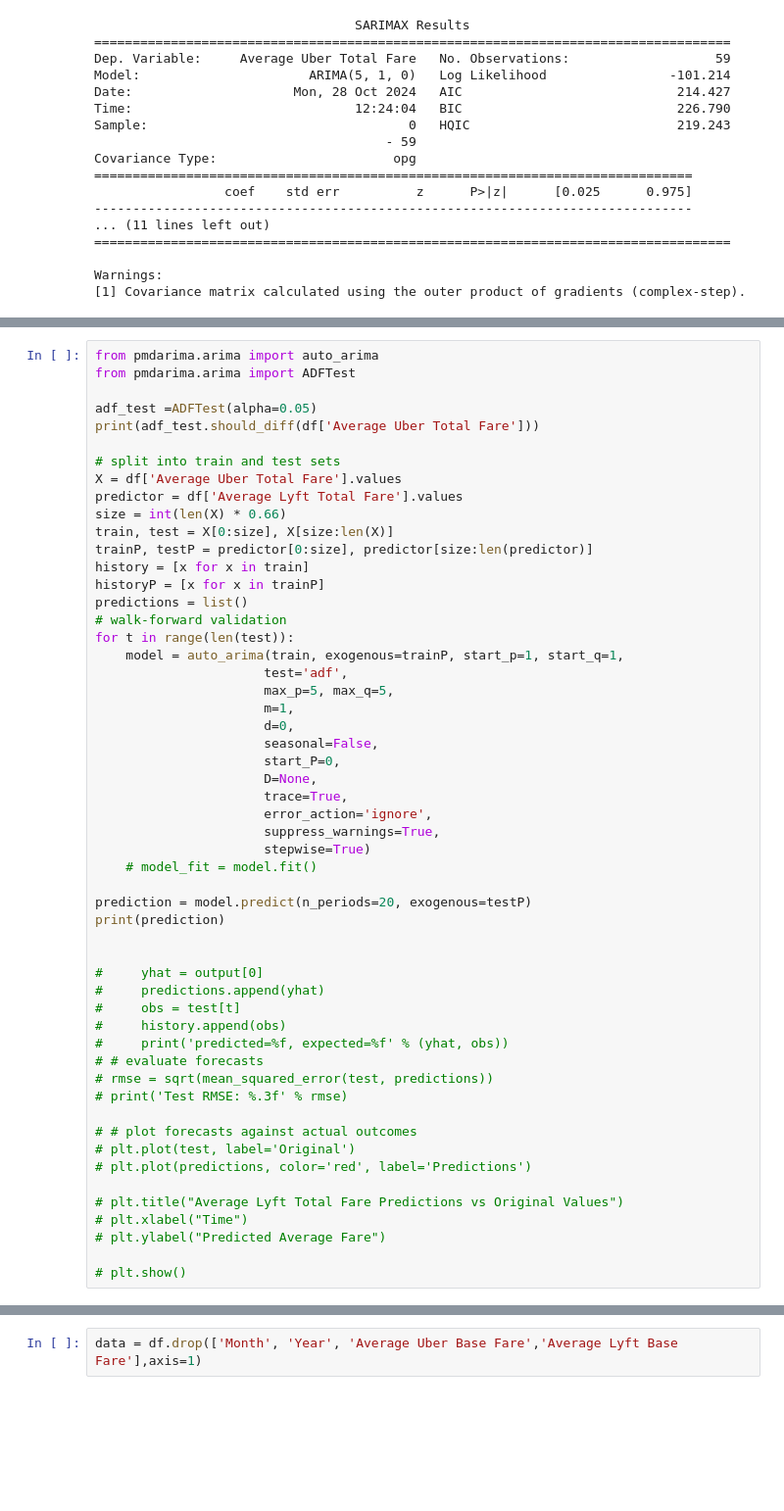
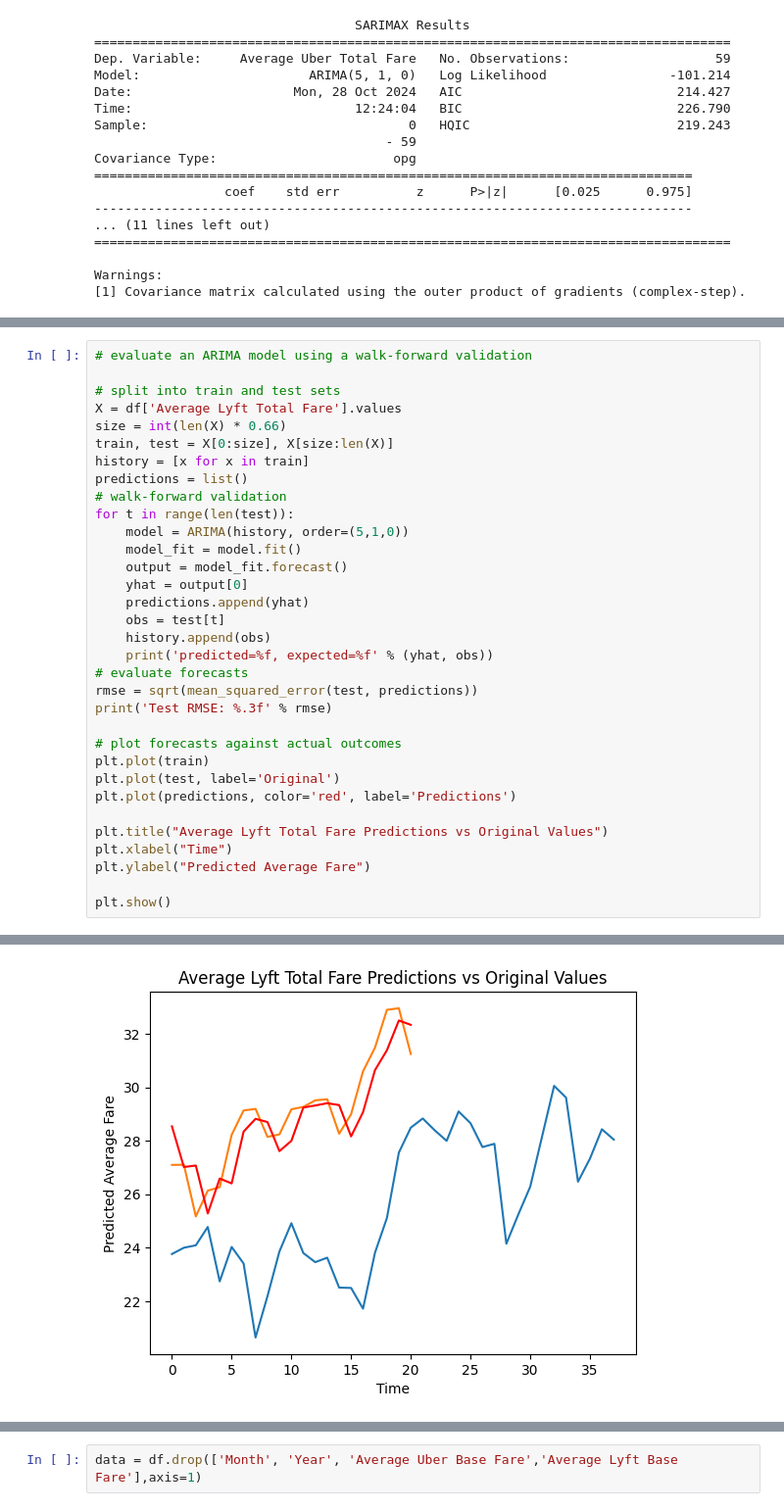
Before and after one commit to gckang/ds-nyc-ride-services-proj, a Jupyter notebook: scripts/data_analysis.ipynb, the cells around one changed output, grey strips where cells are left out. Shown at 98% size. Drawn from its saved outputs; the diff is of its cells as text; blank space fills up the shorter version.

```diff
--- a/scripts/data_analysis.ipynb
+++ b/scripts/data_analysis.ipynb
@@ -352,55 +352,34 @@ Test RMSE: 1.344
 # %%
-from pmdarima.arima import auto_arima
-from pmdarima.arima import ADFTest
-
-adf_test =ADFTest(alpha=0.05)
-print(adf_test.should_diff(df['Average Uber Total Fare']))
+# evaluate an ARIMA model using a walk-forward validation
 
 # split into train and test sets
-X = df['Average Uber Total Fare'].values
-predictor = df['Average Lyft Total Fare'].values
+X = df['Average Lyft Total Fare'].values
 size = int(len(X) * 0.66)
 train, test = X[0:size], X[size:len(X)]
-trainP, testP = predictor[0:size], predictor[size:len(predictor)]
 history = [x for x in train]
-historyP = [x for x in trainP]
 predictions = list()
 # walk-forward validation
 for t in range(len(test)):
-    model = auto_arima(train, exogenous=trainP, start_p=1, start_q=1,
-                      test='adf',
-                      max_p=5, max_q=5,
-                      m=1,
-                      d=0,
-                      seasonal=False,
-                      start_P=0,
-                      D=None,
-                      trace=True,
-                      error_action='ignore',
-                      suppress_warnings=True,
-                      stepwise=True)
-    # model_fit = model.fit()
+	model = ARIMA(history, order=(5,1,0))
+	model_fit = model.fit()
+	output = model_fit.forecast()
+	yhat = output[0]
+	predictions.append(yhat)
+	obs = test[t]
+	history.append(obs)
+	print('predicted=%f, expected=%f' % (yhat, obs))
+# evaluate forecasts
+rmse = sqrt(mean_squared_error(test, predictions))
+print('Test RMSE: %.3f' % rmse)
 
-prediction = model.predict(n_periods=20, exogenous=testP)
-print(prediction)
+# plot forecasts against actual outcomes
+plt.plot(train)
+plt.plot(test, label='Original')
+plt.plot(predictions, color='red', label='Predictions')
 
+plt.title("Average Lyft Total Fare Predictions vs Original Values")
+plt.xlabel("Time")
+plt.ylabel("Predicted Average Fare")
 
-#     yhat = output[0]
-#     predictions.append(yhat)
-#     obs = test[t]
-#     history.append(obs)
-#     print('predicted=%f, expected=%f' % (yhat, obs))
-# # evaluate forecasts
-# rmse = sqrt(mean_squared_error(test, predictions))
-# print('Test RMSE: %.3f' % rmse)
-
-# # plot forecasts against actual outcomes
-# plt.plot(test, label='Original')
-# plt.plot(predictions, color='red', label='Predictions')
-
-# plt.title("Average Lyft Total Fare Predictions vs Original Values")
-# plt.xlabel("Time")
-# plt.ylabel("Predicted Average Fare")
-
-# plt.show()
+plt.show()
 # %% [output]
@@ -423,0 +403 @@ Performing stepwise search to minimize aic
+[figure, added]
```
Also changed, not shown: parts of 10 cells of this notebook.
